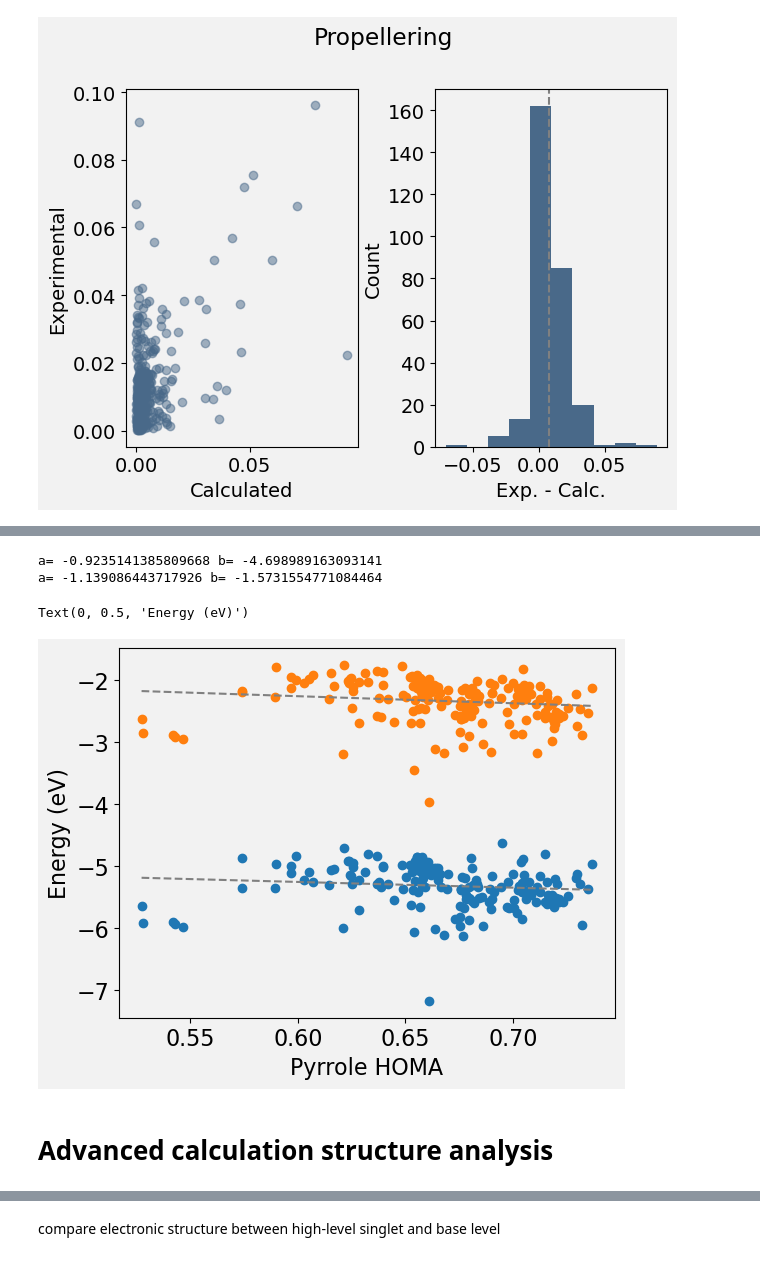
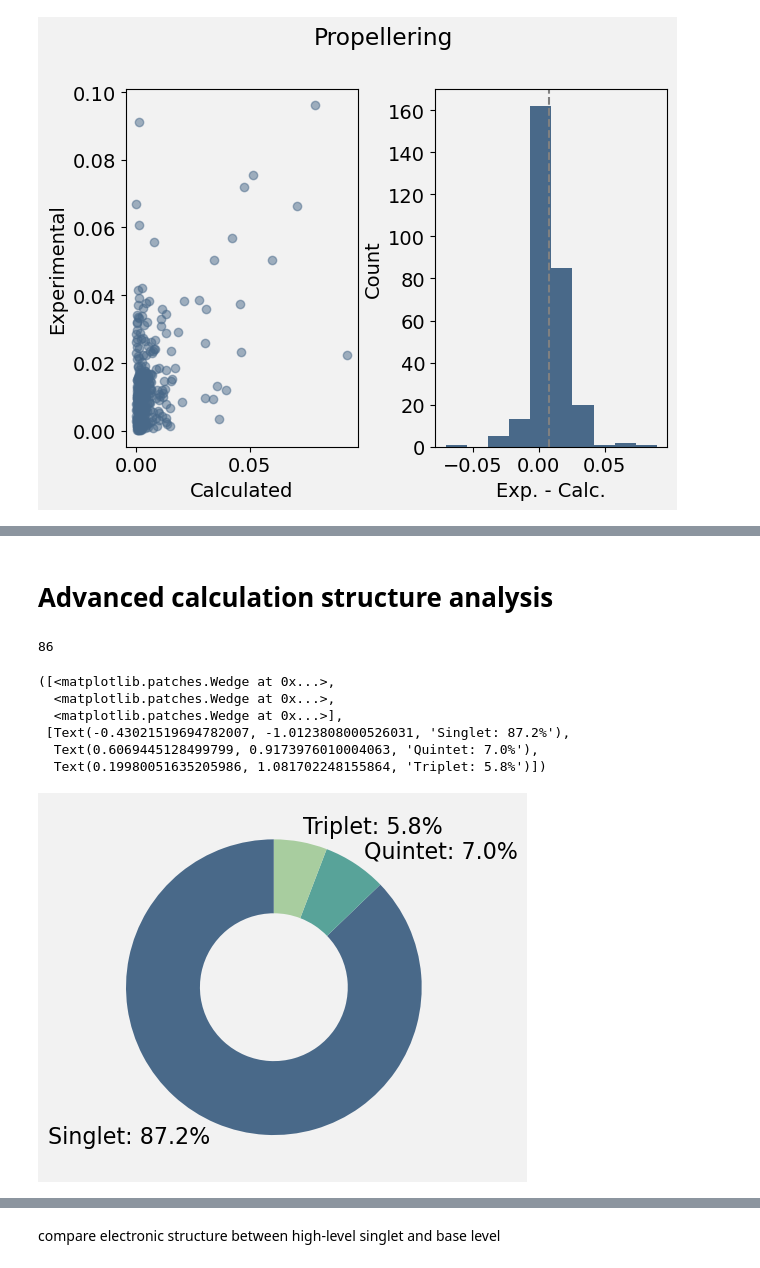
Before and after one commit to ajr15/PorCrystalStructures, a Jupyter notebook: src/notebooks/main.ipynb, the cells around one changed output, grey strips where cells are left out. Cells and saved outputs as stored; diff of their text form; code cells hidden in the pictures.

```diff
--- a/src/notebooks/main.ipynb
+++ b/src/notebooks/main.ipynb
@@ -391,13 +294,3 @@ Text(0, 0.5, 'Energy (eV)')
-# %%
-scatter_plot(df["Pyrrole HOMA"].astype(float), df["HOMO"].astype(float), label="HOMO", add_fitted_line=True, linecolor="gray")
-scatter_plot(df["Pyrrole HOMA"].astype(float), df["LUMO"].astype(float), label="LUMO", add_fitted_line=True, linecolor="gray")
-plt.xlabel("Pyrrole HOMA")
-plt.ylabel("Energy (eV)")
-# %% [output]
-a= -0.9235141385809668 b= -4.698989163093141
-a= -1.139086443717926 b= -1.5731554771084464
-Text(0, 0.5, 'Energy (eV)')
-[figure, removed]
 # %% [markdown]
 # Advanced calculation structure analysis
 # %%
@@ -412,3 +305,20 @@ df["triplet_energy"] = triplet["final_energy"]
 df["quintet_energy"] = quintet["final_energy"]
 df = df.dropna()
 df["spin"] = df[["singlet_energy", "triplet_energy", "quintet_energy"]].rename(columns={c: c.split("_")[0] for c in df.columns}).idxmin(axis=1)
+# %%
+# Count the occurrences of each spin state
+print(len(df))
+spin_counts = df["spin"].value_counts()
+
+# Create a pie chart
+labels = [f"{label.title()}: {percentage:.1f}%" for label, percentage in zip(spin_counts.index, spin_counts / spin_counts.sum() * 100)]
+plt.pie(spin_counts, labels=labels, startangle=90, wedgeprops={'width': 0.5}, textprops={'fontsize': 16})
+# %% [output]
+86
+([<matplotlib.patches.Wedge at 0x...>,
+  <matplotlib.patches.Wedge at 0x...>,
+  <matplotlib.patches.Wedge at 0x...>],
+ [Text(-0.43021519694782007, -1.0123808000526031, 'Singlet: 87.2%'),
+  Text(0.6069445128499799, 0.9173976010004063, 'Quintet: 7.0%'),
+  Text(0.19980051635205986, 1.081702248155864, 'Triplet: 5.8%')])
+[figure, added]
```
Also changed, not shown: parts of 27 cells of this notebook.
